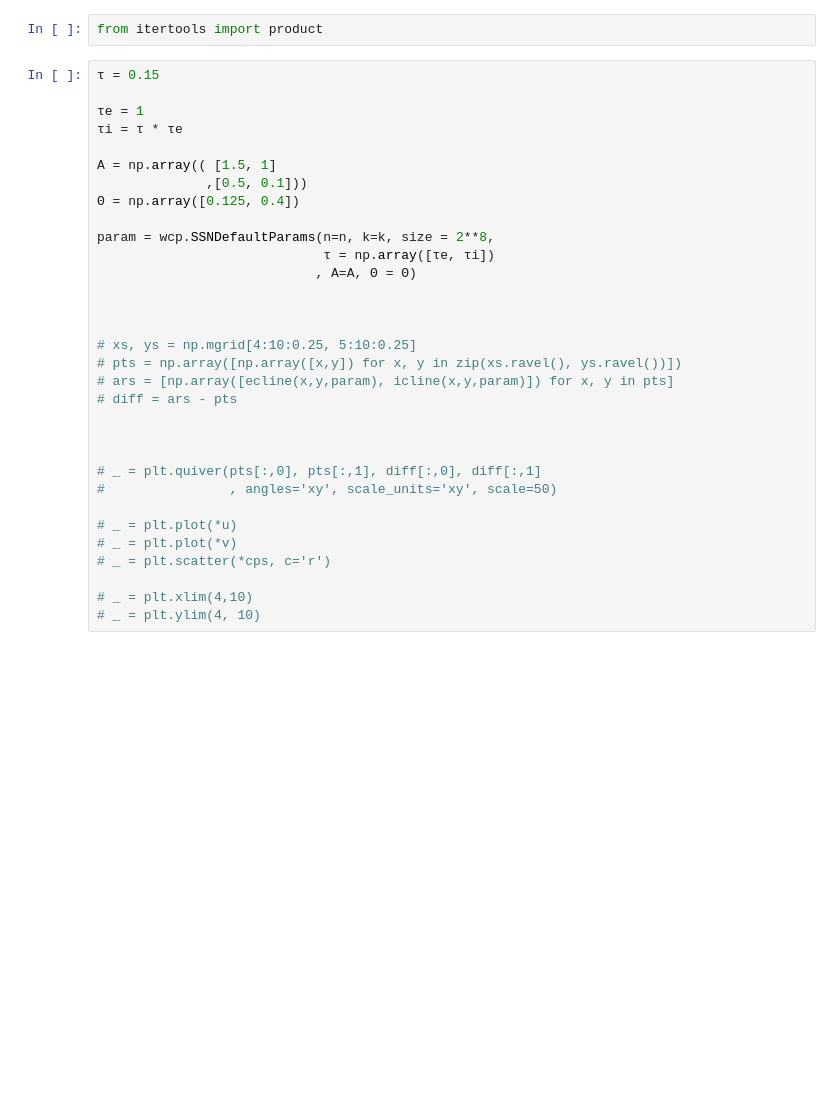
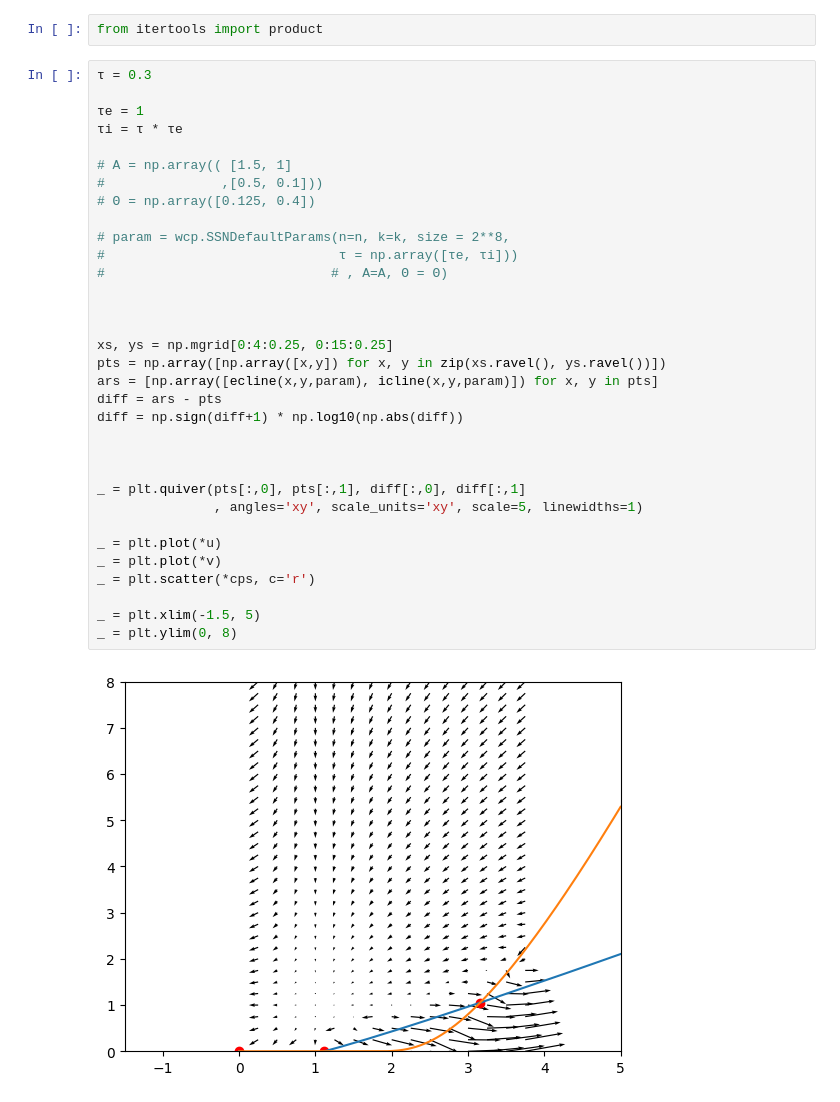
Before and after one commit to nbj2008/wilson_cowan_2d, a Jupyter notebook: notebooks/New Works/Getting SSN to Work.ipynb, the cells around one changed output. Cells and saved outputs as stored; diff of their text form; blank space fills up the shorter version.

```diff
--- a/notebooks/New Works/Getting SSN to Work.ipynb
+++ b/notebooks/New Works/Getting SSN to Work.ipynb
@@ -92,37 +96,40 @@ def icline(u,v,param):
 # %%
 from itertools import product
 # %%
-τ = 0.15
+τ = 0.3
 
 τe = 1
 τi = τ * τe
 
-A = np.array(( [1.5, 1]
-              ,[0.5, 0.1]))
-Θ = np.array([0.125, 0.4])
+# A = np.array(( [1.5, 1]
+#               ,[0.5, 0.1]))
+# Θ = np.array([0.125, 0.4])
 
-param = wcp.SSNDefaultParams(n=n, k=k, size = 2**8,
-                             τ = np.array([τe, τi])
-                            , A=A, Θ = Θ)
+# param = wcp.SSNDefaultParams(n=n, k=k, size = 2**8,
+#                              τ = np.array([τe, τi]))
+#                             # , A=A, Θ = Θ)
 
 
 
-# xs, ys = np.mgrid[4:10:0.25, 5:10:0.25]
-# pts = np.array([np.array([x,y]) for x, y in zip(xs.ravel(), ys.ravel())])
-# ars = [np.array([ecline(x,y,param), icline(x,y,param)]) for x, y in pts]
-# diff = ars - pts
+xs, ys = np.mgrid[0:4:0.25, 0:15:0.25]
+pts = np.array([np.array([x,y]) for x, y in zip(xs.ravel(), ys.ravel())])
+ars = [np.array([ecline(x,y,param), icline(x,y,param)]) for x, y in pts]
+diff = ars - pts
+diff = np.sign(diff+1) * np.log10(np.abs(diff))
 
 
 
-# _ = plt.quiver(pts[:,0], pts[:,1], diff[:,0], diff[:,1]
-#                , angles='xy', scale_units='xy', scale=50)
+_ = plt.quiver(pts[:,0], pts[:,1], diff[:,0], diff[:,1]
+               , angles='xy', scale_units='xy', scale=5, linewidths=1)
 
-# _ = plt.plot(*u)
-# _ = plt.plot(*v)
-# _ = plt.scatter(*cps, c='r')
+_ = plt.plot(*u)
+_ = plt.plot(*v)
+_ = plt.scatter(*cps, c='r')
 
-# _ = plt.xlim(4,10)
-# _ = plt.ylim(4, 10)
+_ = plt.xlim(-1.5, 5)
+_ = plt.ylim(0, 8)
+# %% [output]
+[figure, added]
 # %%
 cps[:,-1]
 # %% [output]
```
Also changed, not shown: parts of 8 cells of this notebook, 7 other files.
